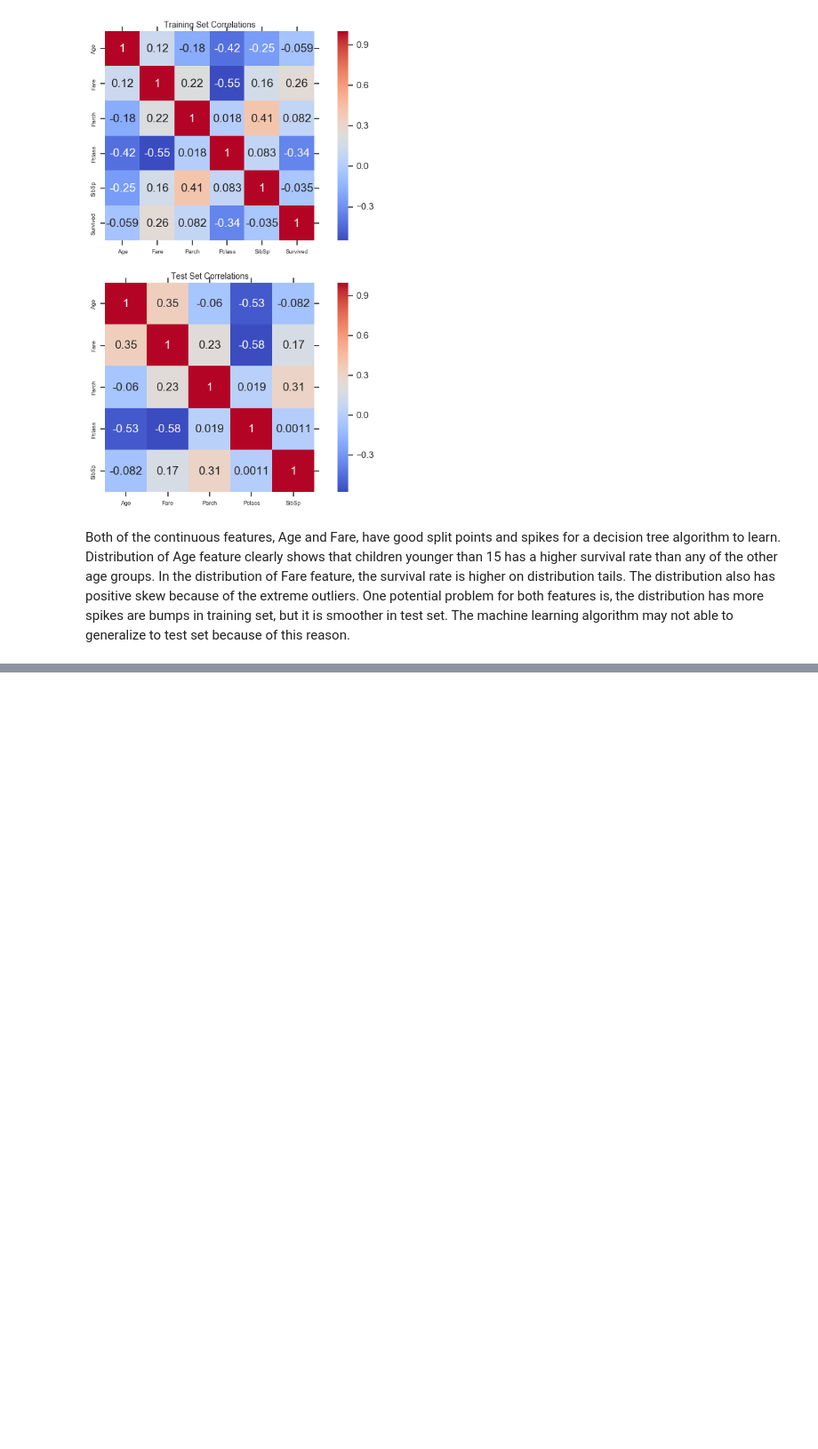
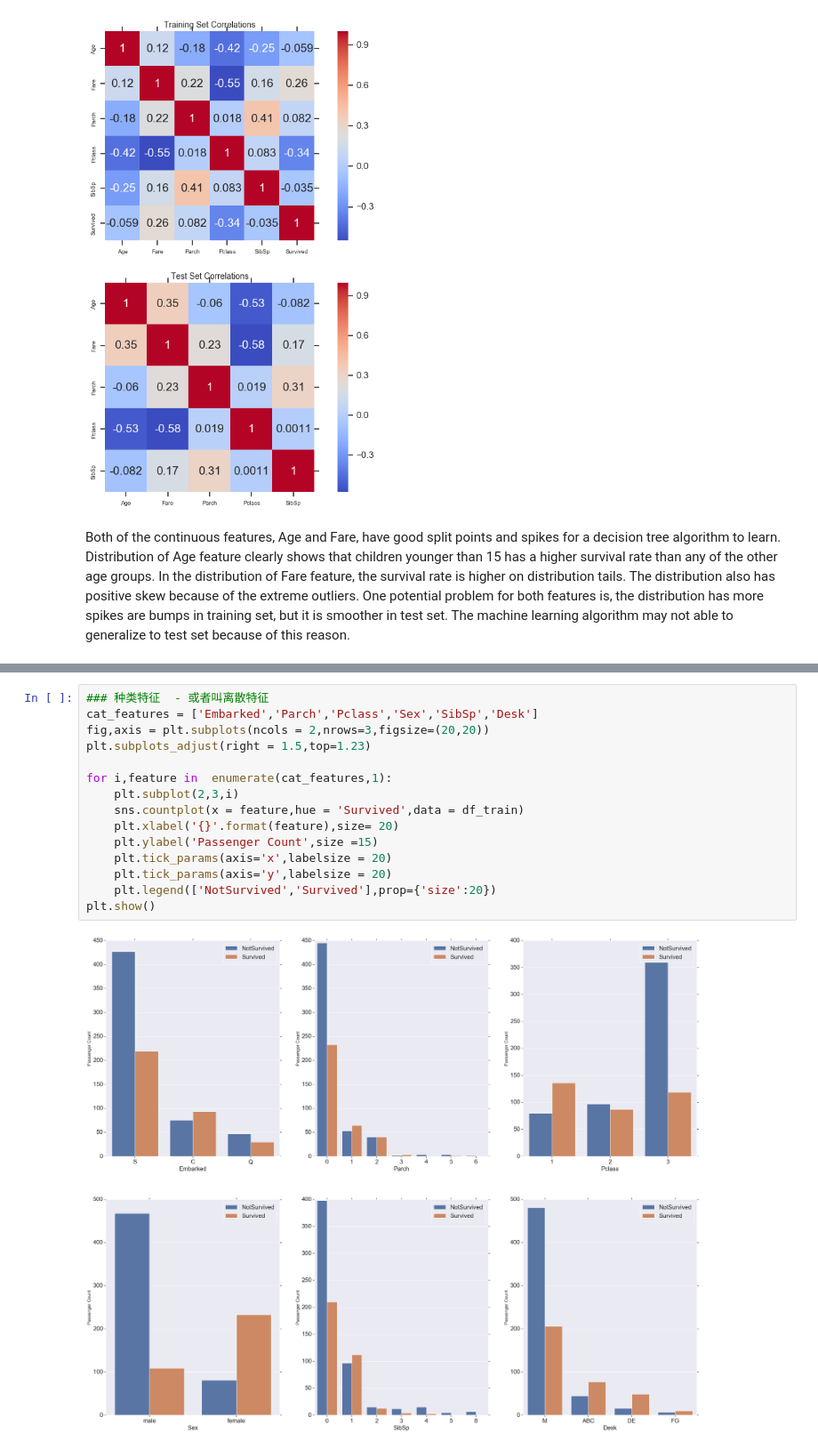
Before and after one commit to Yazooliu/Kaggle, a Jupyter notebook: taitannike/Titanic - Advanced Feature Engineering Tutorial_0.83.ipynb, the cells around one changed output, grey strips where cells are left out. Shown at 89% size. Saved outputs shown, nothing was run; the diff lists cells and outputs as text; blank space fills up the shorter version.

```diff
--- a/taitannike/Titanic - Advanced Feature Engineering Tutorial_0.83.ipynb
+++ b/taitannike/Titanic - Advanced Feature Engineering Tutorial_0.83.ipynb
@@ -438,0 +439,17 @@ plt.show()
+# %%
+### 种类特征  - 或者叫离散特征
+cat_features = ['Embarked','Parch','Pclass','Sex','SibSp','Desk']
+fig,axis = plt.subplots(ncols = 2,nrows=3,figsize=(20,20))
+plt.subplots_adjust(right = 1.5,top=1.23)
+
+for i,feature in  enumerate(cat_features,1):
+    plt.subplot(2,3,i)
+    sns.countplot(x = feature,hue = 'Survived',data = df_train)
+    plt.xlabel('{}'.format(feature),size= 20)
+    plt.ylabel('Passenger Count',size =15)
+    plt.tick_params(axis='x',labelsize = 20)
+    plt.tick_params(axis='y',labelsize = 20)
+    plt.legend(['NotSurvived','Survived'],prop={'size':20})
+plt.show()
+# %% [output]
+[figure, added]
```
Also changed, not shown: parts of 24 cells of this notebook.
